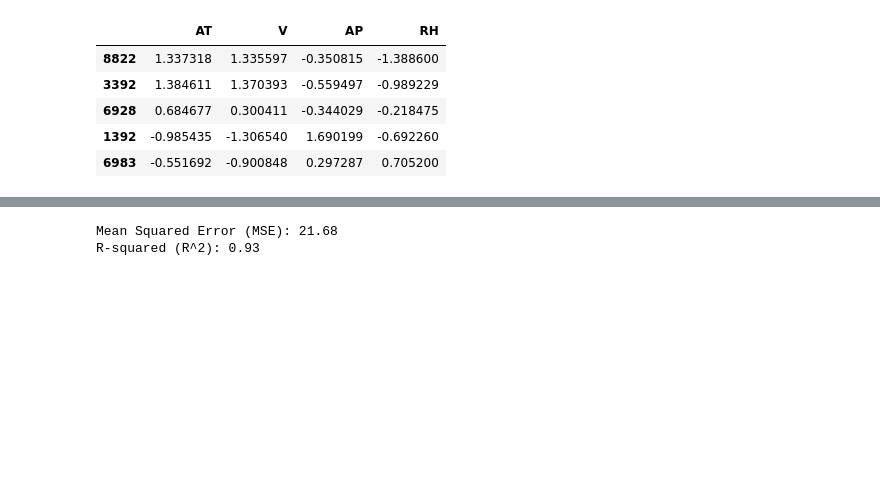
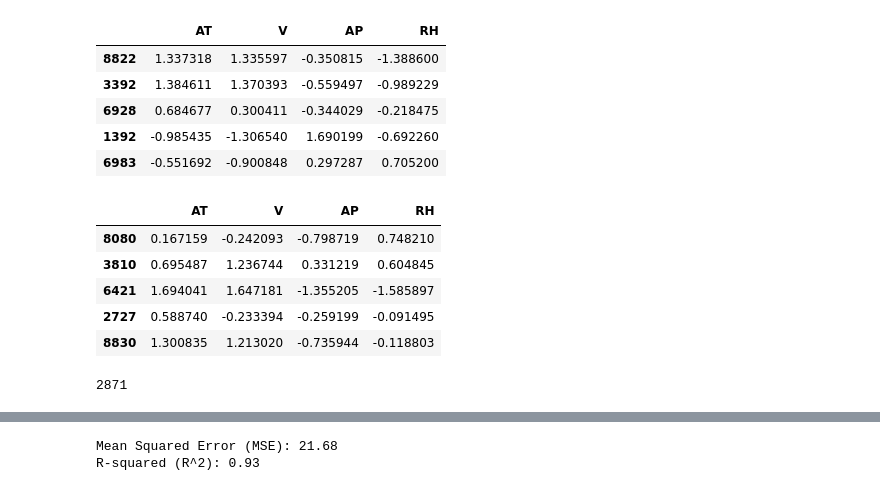
Before and after one commit to Lacikaki7/AI_project1, a Jupyter notebook: Beadando.ipynb, the cells around one changed output, grey strips where cells are left out. Cells and saved outputs as stored; diff of their text form; code cells hidden in the pictures; blank space fills up the shorter version.

```diff
--- a/Beadando.ipynb
+++ b/Beadando.ipynb
@@ -198,0 +222,13 @@ X_test_scaled = (X_test - X_train_mean) / X_train_std
+# %%
+X_test_scaled.head()
+# %% [output]
+|  | AT | V | AP | RH |
+| 8080 | 0.167159 | -0.242093 | -0.798719 | 0.748210 |
+| 3810 | 0.695487 | 1.236744 | 0.331219 | 0.604845 |
+| 6421 | 1.694041 | 1.647181 | -1.355205 | -1.585897 |
+| 2727 | 0.588740 | -0.233394 | -0.259199 | -0.091495 |
+| 8830 | 1.300835 | 1.213020 | -0.735944 | -0.118803 |
+# %%
+len(X_test_scaled)
+# %% [output]
+2871
```
Also changed, not shown: parts of 31 cells of this notebook.
